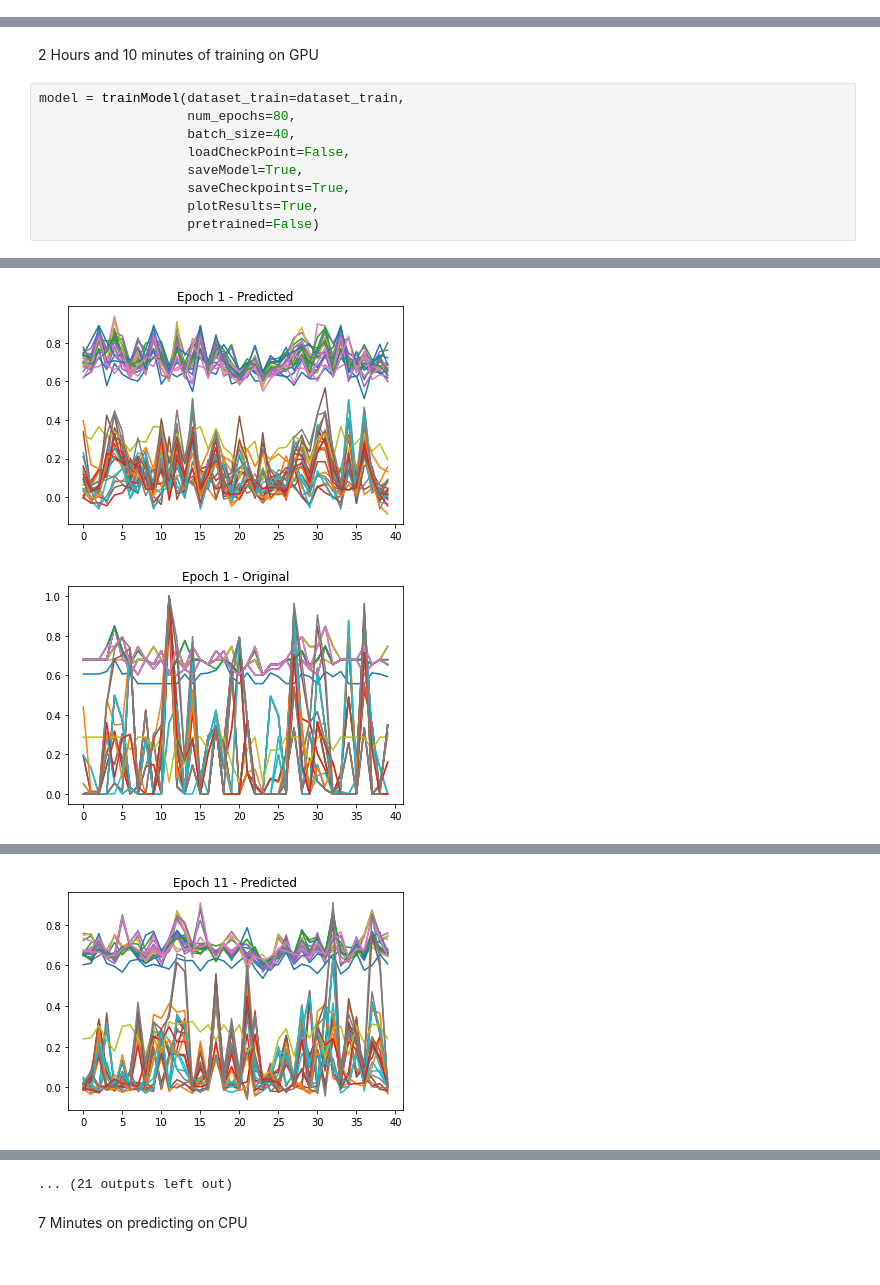
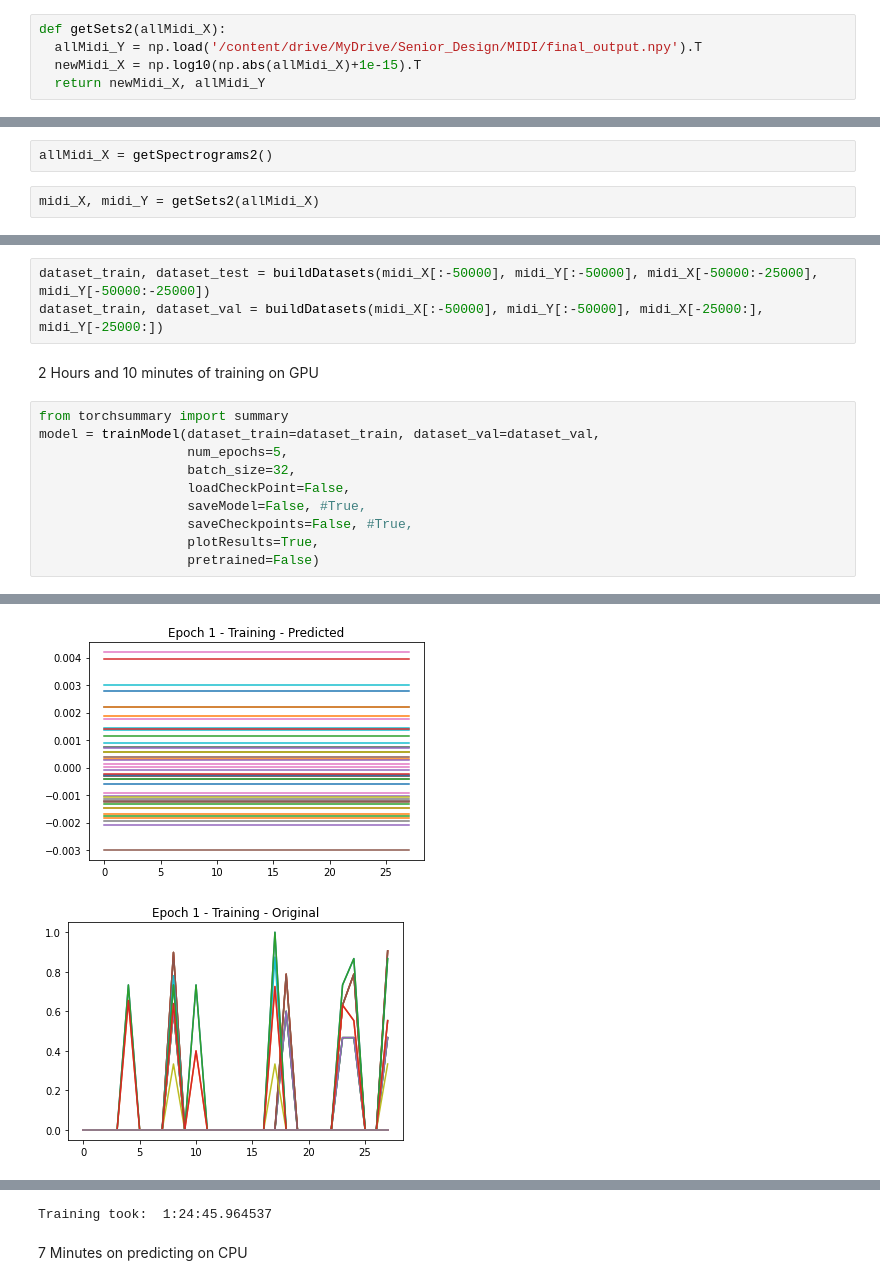
Before and after one commit to EbnAbona/AI-For-Music-Not-Impossible, a Jupyter notebook: SeniorDesignCNN.ipynb, the cells around one changed output, grey strips where cells are left out. Saved outputs shown, nothing was run; the diff lists cells and outputs as text.

```diff
--- a/SeniorDesignCNN.ipynb
+++ b/SeniorDesignCNN.ipynb
@@ -89,3 +96,8 @@ def getSets(believer_X, interstellar_X, skrillex_X, dune_X):
+# %%
+def getSets2(allMidi_X):
+  allMidi_Y = np.load('/content/drive/MyDrive/Senior_Design/MIDI/final_output.npy').T
+  newMidi_X = np.log10(np.abs(allMidi_X)+1e-15).T
+  return newMidi_X, allMidi_Y
 # %%
 def buildDatasets(train_X, train_Y, test_X, test_Y):
   dataset_train = MyDataSet(train_X,train_Y)
@@ -203,0 +266,4 @@ dataset_train, dataset_test = buildDatasets(train_X, train_Y, test_X, test_Y)
+# %%
+allMidi_X = getSpectrograms2()
+# %%
+midi_X, midi_Y = getSets2(allMidi_X)
@@ -204,12 +274,16 @@ dataset_train, dataset_test = buildDatasets(train_X, train_Y, test_X, test_Y)
+# %%
+dataset_train, dataset_test = buildDatasets(midi_X[:-50000], midi_Y[:-50000], midi_X[-50000:-25000], midi_Y[-50000:-25000])
+dataset_train, dataset_val = buildDatasets(midi_X[:-50000], midi_Y[:-50000], midi_X[-25000:], midi_Y[-25000:])
 # %% [markdown]
 2 Hours and 10 minutes of training on GPU
 # %%
-model = trainModel(dataset_train=dataset_train,
-                   num_epochs=80,
-                   batch_size=40,
+from torchsummary import summary
+model = trainModel(dataset_train=dataset_train, dataset_val=dataset_val,
+                   num_epochs=5,
+                   batch_size=32,
                    loadCheckPoint=False,
-                   saveModel=True,
-                   saveCheckpoints=True,
+                   saveModel=False, #True,
+                   saveCheckpoints=False, #True,
                    plotResults=True,
                    pretrained=False)
 # %% [output]
@@ -233,2 +307,2 @@ Epoch 80 - Loss after mini-batch 501: 0.00134311 - Time: 85s
-[figure, old version]
+[figure, new version]
-[figure, old version]
+[figure, new version]
@@ -237 +310,0 @@ Epoch 80 - Loss after mini-batch 501: 0.00134311 - Time: 85s
-[figure, removed]
@@ -244,4 +311,4 @@ Epoch 80 - Loss after mini-batch 501: 0.00134311 - Time: 85s
-... (21 outputs left out)
+Training took:  1:24:45.964537
 # %% [markdown]
 7 Minutes on predicting on CPU
 # %%
```
Also changed, not shown: parts of 22 cells of this notebook.
